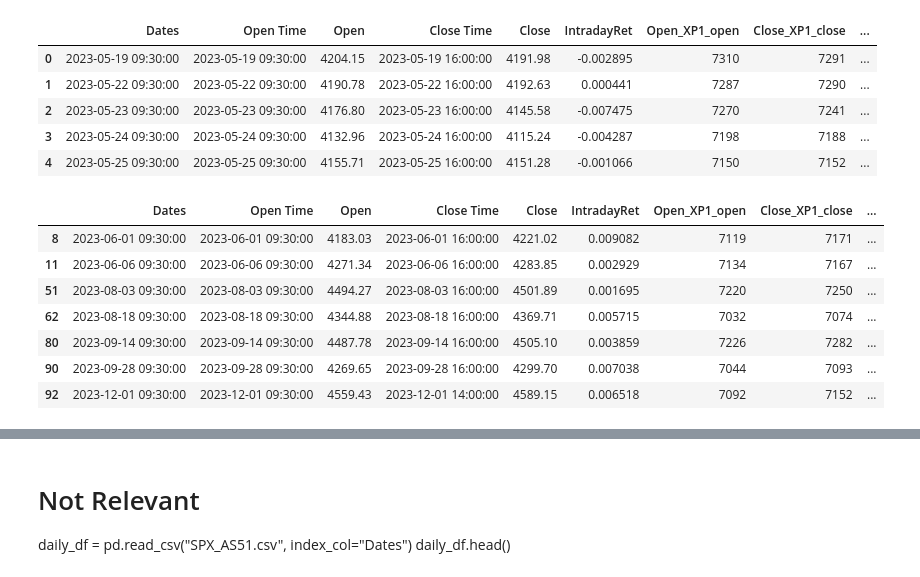
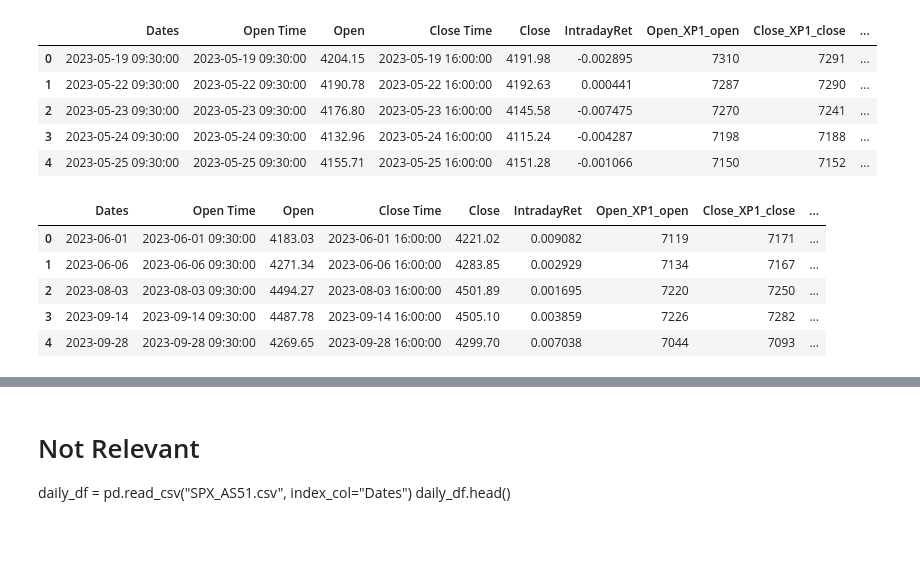
Before and after one commit to springmarathon/blkbrd-case-study, a Jupyter notebook: correlation_study.ipynb, the cells around one changed output, grey strips where cells are left out. Drawn from its saved outputs; the diff is of its cells as text; code cells hidden in the pictures; blank space fills up the shorter version.

```diff
--- a/correlation_study.ipynb
+++ b/correlation_study.ipynb
@@ -112,14 +116,19 @@ overlap_df.head()
 | 2 | 2023-05-23 09:30:00 | 2023-05-23 09:30:00 | 4176.80 | 2023-05-23 16:00:00 | 4145.58 | -0.007475 | 7270 | 7241 | ... |
 | 3 | 2023-05-24 09:30:00 | 2023-05-24 09:30:00 | 4132.96 | 2023-05-24 16:00:00 | 4115.24 | -0.004287 | 7198 | 7188 | ... |
 | 4 | 2023-05-25 09:30:00 | 2023-05-25 09:30:00 | 4155.71 | 2023-05-25 16:00:00 | 4151.28 | -0.001066 | 7150 | 7152 | ... |
-# %%
-overlap_df[(overlap_df["signal"] > 1) & (overlap_df["IntradayRet"] > 0)]
-# %% [output]
-|  | Dates | Open Time | Open | Close Time | Close | IntradayRet | Open_XP1_open | Close_XP1_close | ... |
-| 8 | 2023-06-01 09:30:00 | 2023-06-01 09:30:00 | 4183.03 | 2023-06-01 16:00:00 | 4221.02 | 0.009082 | 7119 | 7171 | ... |
-| 11 | 2023-06-06 09:30:00 | 2023-06-06 09:30:00 | 4271.34 | 2023-06-06 16:00:00 | 4283.85 | 0.002929 | 7134 | 7167 | ... |
-| 51 | 2023-08-03 09:30:00 | 2023-08-03 09:30:00 | 4494.27 | 2023-08-03 16:00:00 | 4501.89 | 0.001695 | 7220 | 7250 | ... |
-| 62 | 2023-08-18 09:30:00 | 2023-08-18 09:30:00 | 4344.88 | 2023-08-18 16:00:00 | 4369.71 | 0.005715 | 7032 | 7074 | ... |
-| 80 | 2023-09-14 09:30:00 | 2023-09-14 09:30:00 | 4487.78 | 2023-09-14 16:00:00 | 4505.10 | 0.003859 | 7226 | 7282 | ... |
-| 90 | 2023-09-28 09:30:00 | 2023-09-28 09:30:00 | 4269.65 | 2023-09-28 16:00:00 | 4299.70 | 0.007038 | 7044 | 7093 | ... |
-| 92 | 2023-12-01 09:30:00 | 2023-12-01 09:30:00 | 4559.43 | 2023-12-01 14:00:00 | 4589.15 | 0.006518 | 7092 | 7152 | ... |
+# %%
+triggers = overlap_df.loc[(overlap_df["signal"] > 1) & (overlap_df["IntradayRet"] > 0)]
+triggers = triggers[triggers["Dates"].dt.day_of_week != 4]
+exits = xp1.loc[xp1["Dates"].isin(triggers["Dates"] + timedelta(hours=11)).values, ["Dates", "Open"]]
+triggers["Dates"] = triggers["Dates"].dt.date
+exits["Dates"] = exits["Dates"].dt.date
+triggers = pd.merge(triggers, exits, left_on="Dates", right_on="Dates", how="inner", suffixes=["", "_exit"])
+triggers["PnL"] = triggers["Close_XP1_close"] - triggers["Open_exit"]
+triggers.head(20)
+# %% [output]
+|  | Dates | Open Time | Open | Close Time | Close | IntradayRet | Open_XP1_open | Close_XP1_close | ... |
+| 0 | 2023-06-01 | 2023-06-01 09:30:00 | 4183.03 | 2023-06-01 16:00:00 | 4221.02 | 0.009082 | 7119 | 7171 | ... |
+| 1 | 2023-06-06 | 2023-06-06 09:30:00 | 4271.34 | 2023-06-06 16:00:00 | 4283.85 | 0.002929 | 7134 | 7167 | ... |
+| 2 | 2023-08-03 | 2023-08-03 09:30:00 | 4494.27 | 2023-08-03 16:00:00 | 4501.89 | 0.001695 | 7220 | 7250 | ... |
+| 3 | 2023-09-14 | 2023-09-14 09:30:00 | 4487.78 | 2023-09-14 16:00:00 | 4505.10 | 0.003859 | 7226 | 7282 | ... |
+| 4 | 2023-09-28 | 2023-09-28 09:30:00 | 4269.65 | 2023-09-28 16:00:00 | 4299.70 | 0.007038 | 7044 | 7093 | ... |
```
Also changed, not shown: parts of 12 cells of this notebook.
